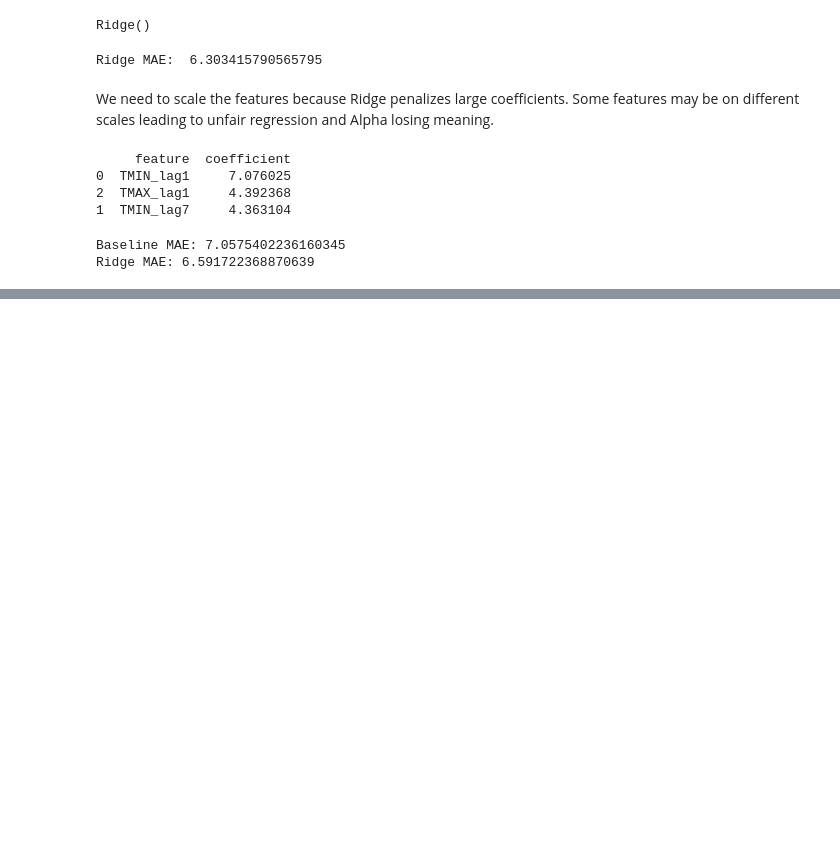
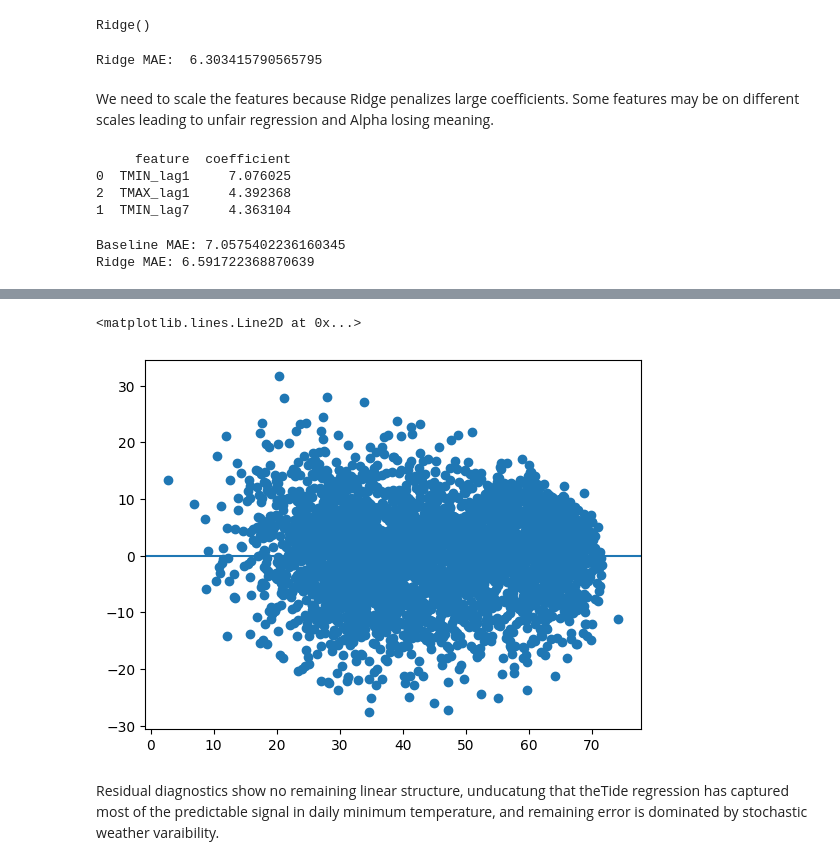
Before and after one commit to TimHuhYen/temp-timeseries-ml, a Jupyter notebook: notebooks/explore.ipynb, the cells around one changed output, grey strips where cells are left out. Drawn from its saved outputs; the diff is of its cells as text; code cells hidden in the pictures; blank space fills up the shorter version.

```diff
--- a/notebooks/explore.ipynb
+++ b/notebooks/explore.ipynb
@@ -234,0 +286,10 @@ Ridge MAE: 6.591722368870639
+# %%
+import matplotlib.pyplot as plt
+
+plt.scatter(pred, residuals)
+plt.axhline(0)
+# %% [output]
+<matplotlib.lines.Line2D at 0x...>
+[figure, added]
+# %% [markdown]
+Residual diagnostics show no remaining linear structure, unducatung that theTide regression has captured most of the predictable signal in daily minimum temperature, and remaining error is dominated by stochastic weather varaibility.
```
Also changed, not shown: parts of 6 cells of this notebook.
